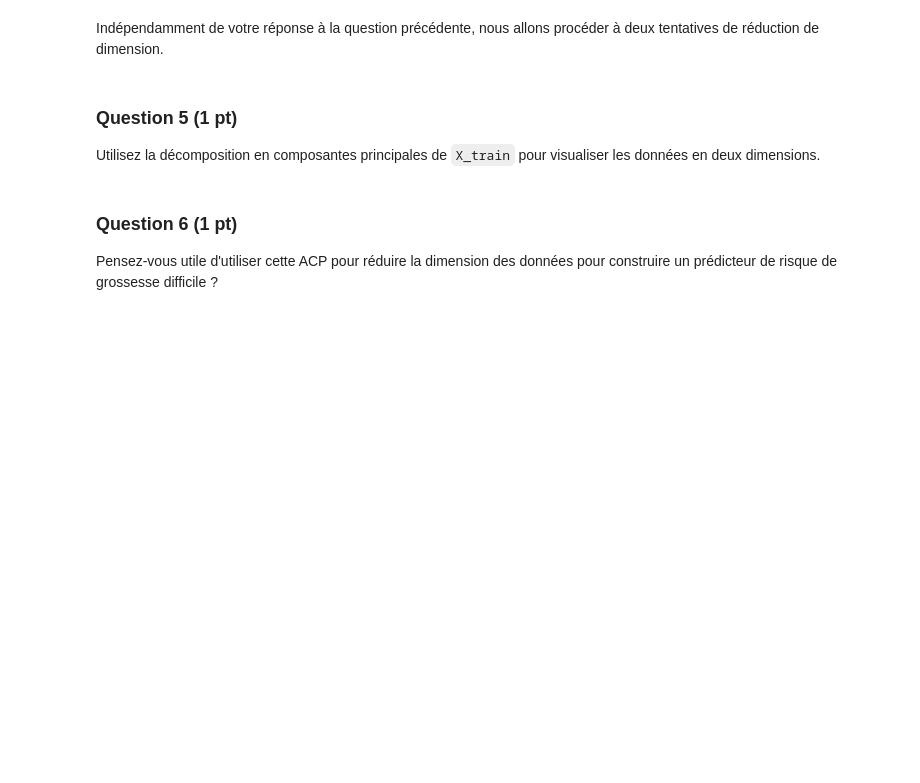
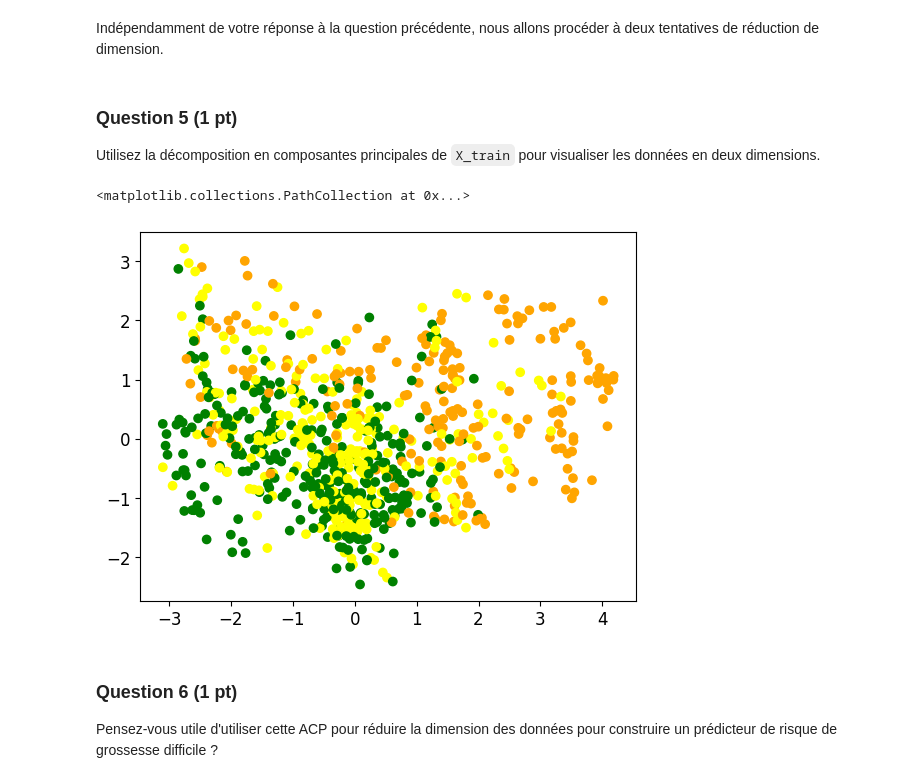
Before and after one commit to romain-lelaidier/sdd-projet, a Jupyter notebook: Projet.ipynb, the cells around one changed output. Drawn from its saved outputs; the diff is of its cells as text; code cells hidden in the pictures; blank space fills up the shorter version.

```diff
--- a/Projet.ipynb
+++ b/Projet.ipynb
@@ -82,3 +129,19 @@ Utilisez la décomposition en composantes principales de `X_train` pour visualis
+# %%
+# centrage et réduction des composantes de X_train
+std_scale = preprocessing.StandardScaler().fit(X_train)
+X_scaled = std_scale.transform(X_train)
+# initialisation de l'APC pour 2 dimensions
+pca = decomposition.PCA(n_components=2)
+# calcul de l'APC
+pca.fit(X_scaled)
+# reprojection des données
+X_projected = pca.transform(X_scaled)
+# %%
+# affichage
+plt.scatter(X_projected[:,0], X_projected[:,1], c=df_train['Risque'], cmap=risk_cmap)
+# %% [output]
+<matplotlib.collections.PathCollection at 0x...>
+[figure, added]
 # %% [markdown]
 ### Question 6 (1 pt)
 Pensez-vous utile d'utiliser cette ACP pour réduire la dimension des données pour construire un prédicteur de risque de grossesse difficile ?
```
Also changed, not shown: parts of 8 cells of this notebook.
